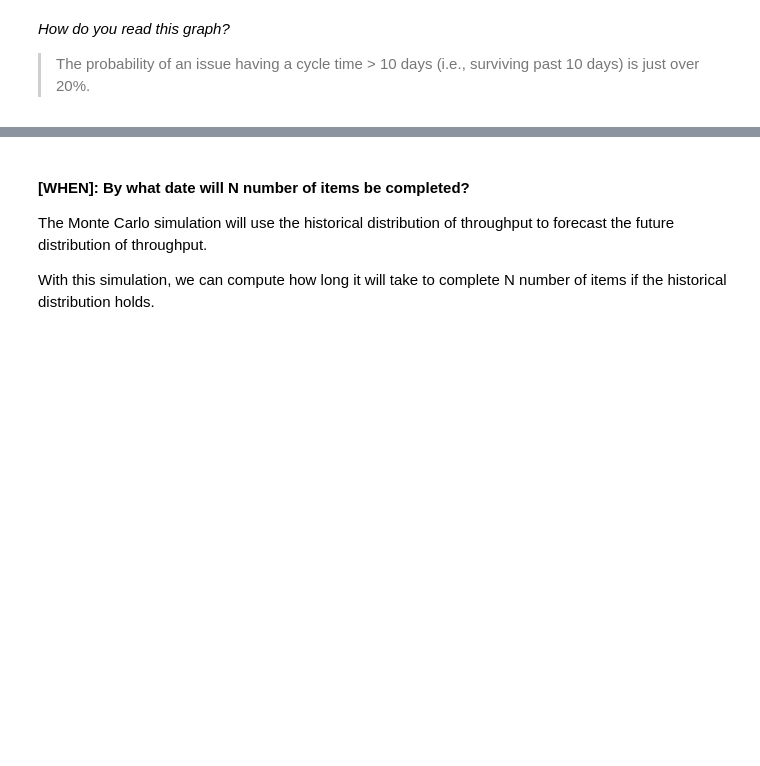
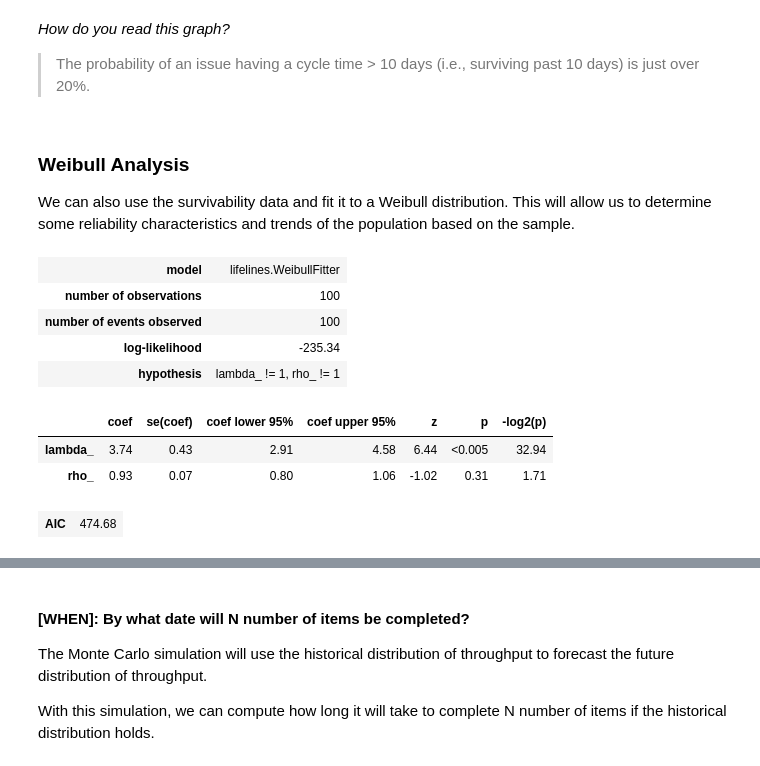
Before and after one commit to jsherer/kanban-metrics, a Jupyter notebook: kanban.ipynb, the cells around one changed output, grey strips where cells are left out. Saved outputs shown, nothing was run; the diff lists cells and outputs as text; code cells hidden in the pictures; blank space fills up the shorter version.

```diff
--- a/kanban.ipynb
+++ b/kanban.ipynb
@@ -670,3 +670,32 @@ ax.figure.savefig('images/forecast-kaplan-meier.png')
 *How do you read this graph?*
 
 > The probability of an issue having a cycle time > 10 days (i.e., surviving past 10 days) is just over 20%.
+# %% [markdown]
+### Weibull Analysis
+
+We can also use the survivability data and fit it to a Weibull distribution. This will allow us to determine some reliability characteristics and trends of the population based on the sample.
+# %%
+from lifelines import WeibullFitter
+
+survivability_data = issue_data.copy()
+survivability_data = survivability_data[survivability_data['complete_day'] >= pandas.to_datetime(FILTER_ISSUES_SINCE)]
+survivability_data = survivability_data[survivability_data['cycle_time_days'] > 0]
+
+durations = survivability_data['cycle_time_days']
+event_observed = [1 if c else 0 for c in survivability_data['cycle_time_days']]
+
+w = WeibullFitter()
+
+## Fit the data into the model
+w.fit(durations, event_observed, label='Weibull Analysis')
+w.print_summary()
+# %% [output]
+| model | lifelines.WeibullFitter |
+| number of observations | 100 |
+| number of events observed | 100 |
+| log-likelihood | -235.34 |
+| hypothesis | lambda_ != 1, rho_ != 1 |
+|  | coef | se(coef) | coef lower 95% | coef upper 95% | z | p | -log2(p) |
+| lambda_ | 3.74 | 0.43 | 2.91 | 4.58 | 6.44 | <0.005 | 32.94 |
+| rho_ | 0.93 | 0.07 | 0.80 | 1.06 | -1.02 | 0.31 | 1.71 |
+| AIC | 474.68 |
```
Also changed, not shown: parts of 5 cells of this notebook, 5 other files.
